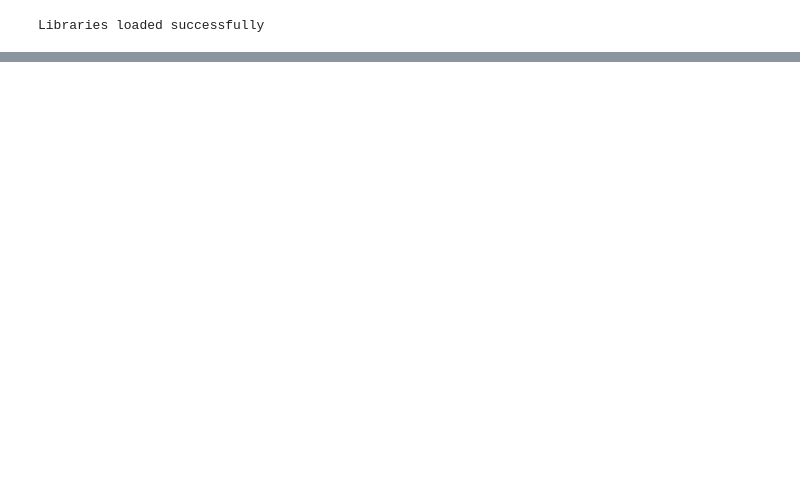
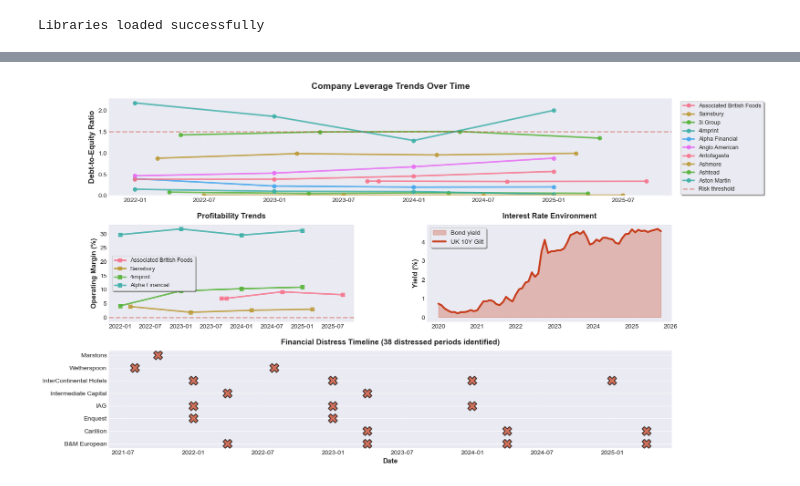
Before and after one commit to Dhruv-baner/ripple, a Jupyter notebook: notebooks/02_eda.ipynb, the cells around one changed output, grey strips where cells are left out. Drawn from its saved outputs; the diff is of its cells as text; code cells hidden in the pictures; blank space fills up the shorter version.

```diff
--- a/notebooks/02_eda.ipynb
+++ b/notebooks/02_eda.ipynb
@@ -138,13 +157,0 @@ Fastest growth: Industrials (14.8%)
-# %%
-# Check Industrials companies specifically
-industrials = df_financials[df_financials['sector'] == 'Industrials'].copy()
-
-print("Industrials sector breakdown:\n")
-for company in industrials['company'].unique():
-    company_data = industrials[industrials['company'] == company]
-    print(f"\n{company}:")
-    print(company_data[['date', 'debt_to_equity', 'stockholders_equity', 'total_debt']].to_string(index=False))
-
-print("\n" + "="*50)
-print("\nDebt-to-equity distribution (all companies):")
-print(df_financials['debt_to_equity'].describe())
@@ -276,0 +170,86 @@ plt.show()
+# %%
+# Create a cohesive color palette
+colors = {
+    'primary': '#2E86AB',      # Professional blue
+    'secondary': '#A23B72',    # Deep rose
+    'accent': '#F18F01',       # Warm orange
+    'success': '#06A77D',      # Green
+    'danger': '#C73E1D',       # Red
+    'neutral': '#6C757D'       # Gray
+}
+
+fig = plt.figure(figsize=(16, 10))
+gs = fig.add_gridspec(3, 2, hspace=0.3, wspace=0.3)
+
+# Select top 10 companies by data completeness for cleaner visualization
+top_companies = df_financials.groupby('company').size().nlargest(10).index
+df_viz = df_financials[df_financials['company'].isin(top_companies)].copy()
+
+# Plot 1: Debt-to-equity trends (top subplot, spans both columns)
+ax1 = fig.add_subplot(gs[0, :])
+for idx, company in enumerate(top_companies):
+    company_data = df_viz[(df_viz['company'] == company) & (~df_viz['in_distress'])].sort_values('date')
+    if len(company_data) > 0 and company_data['debt_to_equity'].notna().any():
+        ax1.plot(company_data['date'], company_data['debt_to_equity'],
+                marker='o', linewidth=2.5, markersize=6, alpha=0.8, label=company)
+
+ax1.axhline(y=1.5, color=colors['danger'], linestyle='--', linewidth=2, alpha=0.4, label='Risk threshold')
+ax1.set_ylabel('Debt-to-Equity Ratio', fontsize=12, fontweight='bold')
+ax1.set_title('Company Leverage Trends Over Time', fontsize=14, fontweight='bold', pad=15)
+ax1.legend(bbox_to_anchor=(1.01, 1), loc='upper left', frameon=True, shadow=True, fontsize=9)
+ax1.grid(True, alpha=0.2, linestyle='--')
+ax1.set_ylim(bottom=0)
+
+# Plot 2: Operating margins
+ax2 = fig.add_subplot(gs[1, 0])
+for company in top_companies[:5]:  # Top 5 for clarity
+    company_data = df_viz[(df_viz['company'] == company) & (~df_viz['in_distress'])].sort_values('date')
+    if len(company_data) > 0 and company_data['operating_margin'].notna().any():
+        ax2.plot(company_data['date'], company_data['operating_margin'] * 100,
+                marker='s', linewidth=2.5, markersize=6, alpha=0.8, label=company)
+
+ax2.axhline(y=0, color=colors['danger'], linestyle='--', linewidth=2, alpha=0.4)
+ax2.set_ylabel('Operating Margin (%)', fontsize=11, fontweight='bold')
+ax2.set_title('Profitability Trends', fontsize=12, fontweight='bold', pad=10)
+ax2.legend(loc='best', frameon=True, shadow=True, fontsize=9)
+ax2.grid(True, alpha=0.2, linestyle='--')
+
+# Plot 3: Interest rate environment
+ax3 = fig.add_subplot(gs[1, 1])
+bond_recent = df_bond_yields[df_bond_yields['date'] >= '2020-01-01']
+ax3.fill_between(bond_recent['date'], bond_recent['uk_bond_yield'],
+                 alpha=0.3, color=colors['danger'], label='Bond yield')
+ax3.plot(bond_recent['date'], bond_recent['uk_bond_yield'],
+        color=colors['danger'], linewidth=3, label='UK 10Y Gilt')
+ax3.set_ylabel('Yield (%)', fontsize=11, fontweight='bold')
+ax3.set_title('Interest Rate Environment', fontsize=12, fontweight='bold', pad=10)
+ax3.legend(loc='best', frameon=True, shadow=True)
+ax3.grid(True, alpha=0.2, linestyle='--')
+
+# Plot 4: Distressed companies timeline
+ax4 = fig.add_subplot(gs[2, :])
+distressed_companies = df_financials[df_financials['in_distress']]['company'].unique()[:8]
+for idx, company in enumerate(distressed_companies):
+    company_distress = df_financials[
+        (df_financials['company'] == company) &
+        (df_financials['in_distress'])
+    ].sort_values('date')
+
+    if len(company_distress) > 0:
+        ax4.scatter(company_distress['date'], [idx] * len(company_distress),
+                   s=200, alpha=0.7, color=colors['danger'], marker='X', edgecolors='black', linewidth=1.5)
+
+ax4.set_yticks(range(len(distressed_companies)))
+ax4.set_yticklabels(distressed_companies, fontsize=10)
+ax4.set_xlabel('Date', fontsize=11, fontweight='bold')
+ax4.set_title('Financial Distress Timeline (38 distressed periods identified)',
+             fontsize=12, fontweight='bold', pad=10)
+ax4.grid(True, alpha=0.2, axis='x', linestyle='--')
+
+plt.savefig('../data/outputs/temporal_analysis.png', dpi=300, bbox_inches='tight', facecolor='white')
+plt.show()
+
+print(f"Analyzed {len(top_companies)} companies with complete data")
+print(f"Distressed companies shown: {len(distressed_companies)}")
+# %% [output]
+[figure, added]
```
Also changed, not shown: parts of 22 cells of this notebook, 8 other files.
